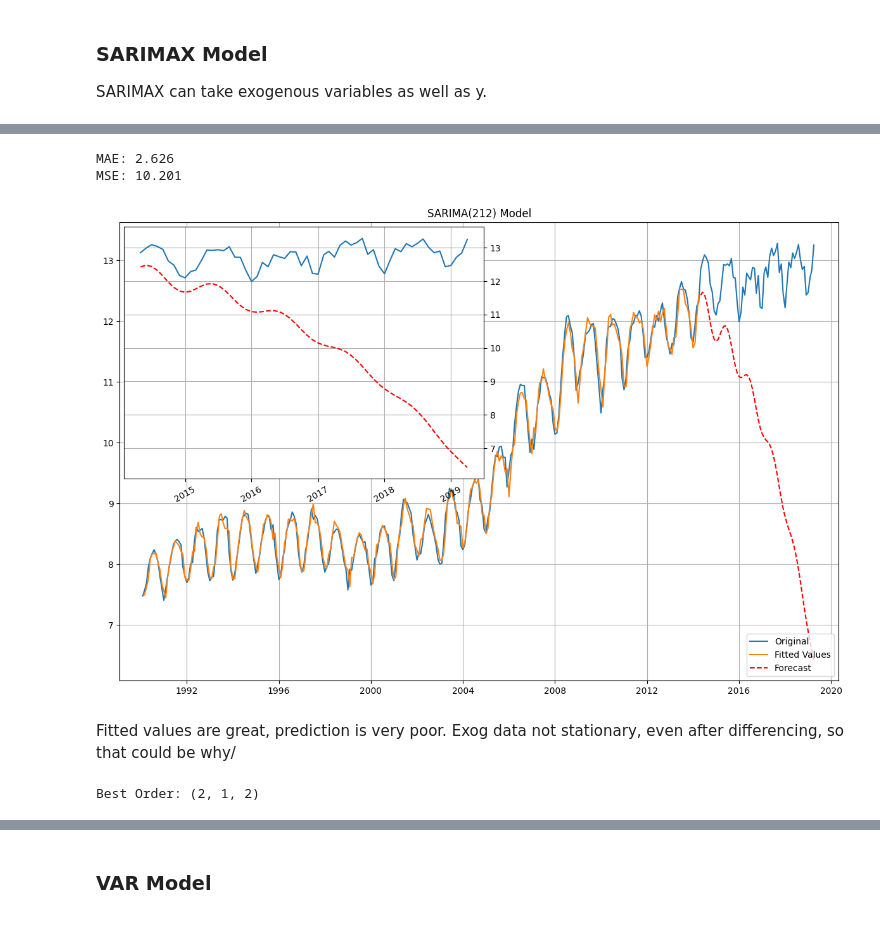
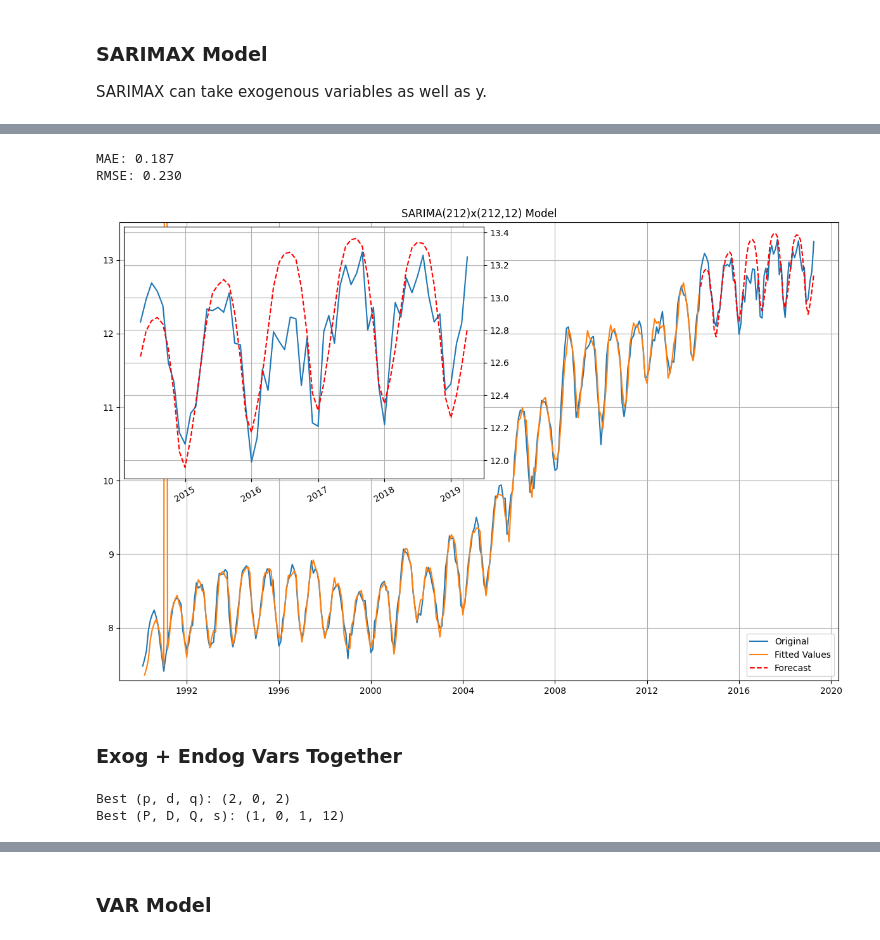
Before and after one commit to bktakacs/springboard_dsc_capstone3, a Jupyter notebook: pp-model.ipynb, the cells around one changed output, grey strips where cells are left out. Saved outputs shown, nothing was run; the diff lists cells and outputs as text; code cells hidden in the pictures.

Commit message:
fixed and reduced sarima models, fixed VAR

```diff
--- a/pp-model.ipynb
+++ b/pp-model.ipynb
@@ -309,6 +359,6 @@ SARIMAX can take exogenous variables as well as y.
 # %%
-# Sarima model with price and exogenous vars
-model_sarima1 = SARIMAX(ytrain, exog=extrain, order=(2, 1, 2))
+# Sarima model with price and exogenous vars using 212 and 212,12 orders
+model_sarima1 = SARIMAX(ytrain, exog=extrain, order=(2,1,2), seasonal_order=(2,1,2,12))
 model_sarima_fit1 = model_sarima1.fit(disp=False)
 print(model_sarima_fit1.summary())
 
@@ -334,56 +384,49 @@ Covariance Type:                  opg
 Warnings:
 [1] Covariance matrix calculated using the outer product of gradients (complex-step).
 # %%
-print('MAE: {:.3f}\nMSE: {:.3f}'.format(
+print('MAE: {:.3f}\nRMSE: {:.3f}'.format(
     mean_absolute_error(ytest[:forecast_length], pred_sarima1),
-    mean_squared_error(ytest[:forecast_length], pred_sarima1)
+    root_mean_squared_error(ytest[:forecast_length], pred_sarima1)
 ))
 
 # Plot
 fig, ax = plt.subplots(1, figsize=(12,8))
 ax.plot(pd.concat([ytrain, ytest[:forecast_length]]), label='Original')
 ax.plot(model_sarima_fit1.fittedvalues[1:], label='Fitted Values')
 ax.plot(pred_sarima1, c='r', ls='--', label='Forecast')
 ax.grid(True)
 ax.legend(loc='lower right')
-# ins = ax.inset_axes([0, 0.5, 0.2,0.2])
 inset = inset_axes(ax, width="50%", height="55%", loc=2)
 inset.plot(ytest[:forecast_length])
 inset.plot(pred_sarima1, c='r', ls='--')
 inset.grid(visible=True)
 inset.yaxis.set_label_position("right")
 inset.yaxis.tick_right()
 inset.set_xticklabels(labels=inset.get_xticklabels(), rotation=30)
 ax.set_xlim(
     datetime.date(train.index[0].year-1,train.index[0].month,1),
-    datetime.date(pred_sarima1.index[-1].year+1,pred_sarima1.index[0].month, 1)
+    datetime.date(test.index[forecast_length].year+1,test.index[forecast_length].month, 1)
 )
-ax.set_title('SARIMA(212) Model')
+ax.set_ylim(ytrain[0]-0.2, ytest[forecast_length]+0.2)
+ax.set_title('SARIMA(212)x(212,12) Model')
 plt.tight_layout()
 plt.show()
 # %% [output]
-MAE: 2.626
-MSE: 10.201
+MAE: 0.187
+RMSE: 0.230
-[figure, old version]
+[figure, new version]
-# %% [markdown]
-Fitted values are great, prediction is very poor. Exog data not stationary, even after differencing, so that could be why/
-# %%
-# Using AIC, find best model order
-aic_test = np.inf
-for i in p:
-    for j in d:
-        for k in q:
-            try:
-                model = SARIMAX(
-                    ytrain, exog=extrain, order=(i, j, k),
-                )
-                model_fit = model.fit(disp=False)
-                if model_fit.aic < aic_test:
-                    aic_test = model_fit.aic
-                    best_order_price = (i, j, k)
-            except:
-                continue
-
-print('\nBest Order:', best_order_price)
-# %% [output]
-Best Order: (2, 1, 2)
+# %% [markdown]
+### Exog + Endog Vars Together
+# %%
+model_sarima_auto_merge = auto_arima(y=ytrain, #endogenous data,
+                               X=pd.merge(xtrain, extrain, left_index=True, right_index=True), #exogenous data
+                               seasonal=True, #SARIMA
+                               m=12, # monthly frequency
+                               )
+
+# Print best model order
+print("Best (p, d, q):", model_sarima_auto_merge.order)
+print("Best (P, D, Q, s):", model_sarima_auto_merge.seasonal_order)
+# %% [output]
+Best (p, d, q): (2, 0, 2)
+Best (P, D, Q, s): (1, 0, 1, 12)
```
Also changed, not shown: parts of 39 cells of this notebook.
